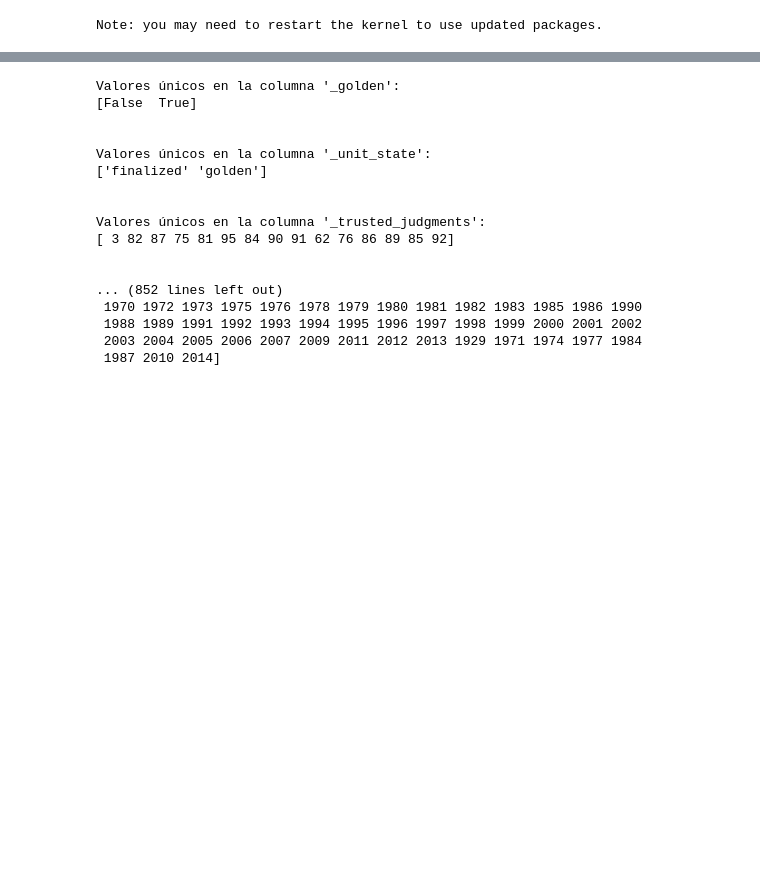
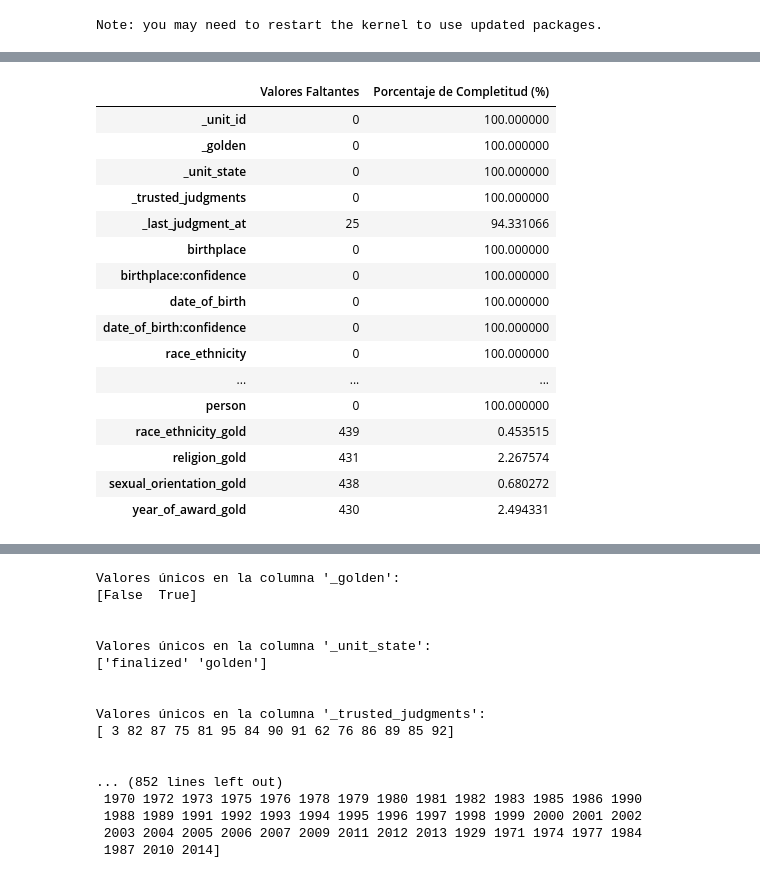
Before and after one commit to E-Freu-DataSc/Proyectos-Pregrado, a Jupyter notebook: Proyecto_7_proceso_de_limpieza.ipynb, the cells around one changed output, grey strips where cells are left out. Drawn from its saved outputs; the diff is of its cells as text; code cells hidden in the pictures; blank space fills up the shorter version.

Commit message:
Descripcion del dataset y los datos actualizado

```diff
--- a/Proyecto_7_proceso_de_limpieza.ipynb
+++ b/Proyecto_7_proceso_de_limpieza.ipynb
@@ -38,0 +65,22 @@ FileNotFoundError: [Errno 2] No such file or directory: 'C:\\Users\\Usuario\\Des
+# %%
+import pandas as pd
+import numpy as np
+
+# Load the data with the correct encoding
+file_path = r"C:\Users\Usuario\OneDrive - udd.cl\Datos adjuntos\Bootcamp ciencia de datos\Modulo 7\Proyecto_7_Organizacion_Presentación_Esteban_Freudenberg_UDD\Github_Proyecto_7\Proyectos-Pregrado\Datasets_Usados_Guardados_y_final\raw\Oscars-demographics-DFE.csv"
+data = pd.read_csv(file_path, encoding='ISO-8859-1')
+
+# Get basic information about the data
+data_info = data.info()
+data_description = data.describe(include='all')
+missing_values = data.isnull().sum()
+
+# Get categorical and numerical columns
+categorical_columns = data.select_dtypes(include=['object']).columns.tolist()
+numerical_columns = data.select_dtypes(exclude=['object']).columns.tolist()
+
+# Total number of missing values
+total_missing = missing_values.sum()
+
+# Extracting some sample rows for overview
+sample_data = data.head()
@@ -39,2 +122,32 @@ FileNotFoundError: [Errno 2] No such file or directory: 'C:\\Users\\Usuario\\Des
+# %%
+# Calculate the percentage of completeness for each column
+completeness_percentage = (1 - (missing_values / data.shape[0])) * 100
+
+# Create a DataFrame to present the missing values and completeness percentage
+missing_data_df = pd.DataFrame({
+    'Valores Faltantes': missing_values,
+    'Porcentaje de Completitud (%)': completeness_percentage
+})
+
+# Print the resulting DataFrame
+missing_data_df
+# %% [output]
+|  | Valores Faltantes | Porcentaje de Completitud (%) |
+| _unit_id | 0 | 100.000000 |
+| _golden | 0 | 100.000000 |
+| _unit_state | 0 | 100.000000 |
+| _trusted_judgments | 0 | 100.000000 |
+| _last_judgment_at | 25 | 94.331066 |
+| birthplace | 0 | 100.000000 |
+| birthplace:confidence | 0 | 100.000000 |
+| date_of_birth | 0 | 100.000000 |
+| date_of_birth:confidence | 0 | 100.000000 |
+| race_ethnicity | 0 | 100.000000 |
+| ... | ... | ... |
+| person | 0 | 100.000000 |
+| race_ethnicity_gold | 439 | 0.453515 |
+| religion_gold | 431 | 2.267574 |
+| sexual_orientation_gold | 438 | 0.680272 |
+| year_of_award_gold | 430 | 2.494331 |
 # %%
 Oscars_df.info()
```
Also changed, not shown: parts of 6 cells of this notebook, 16 other files.
